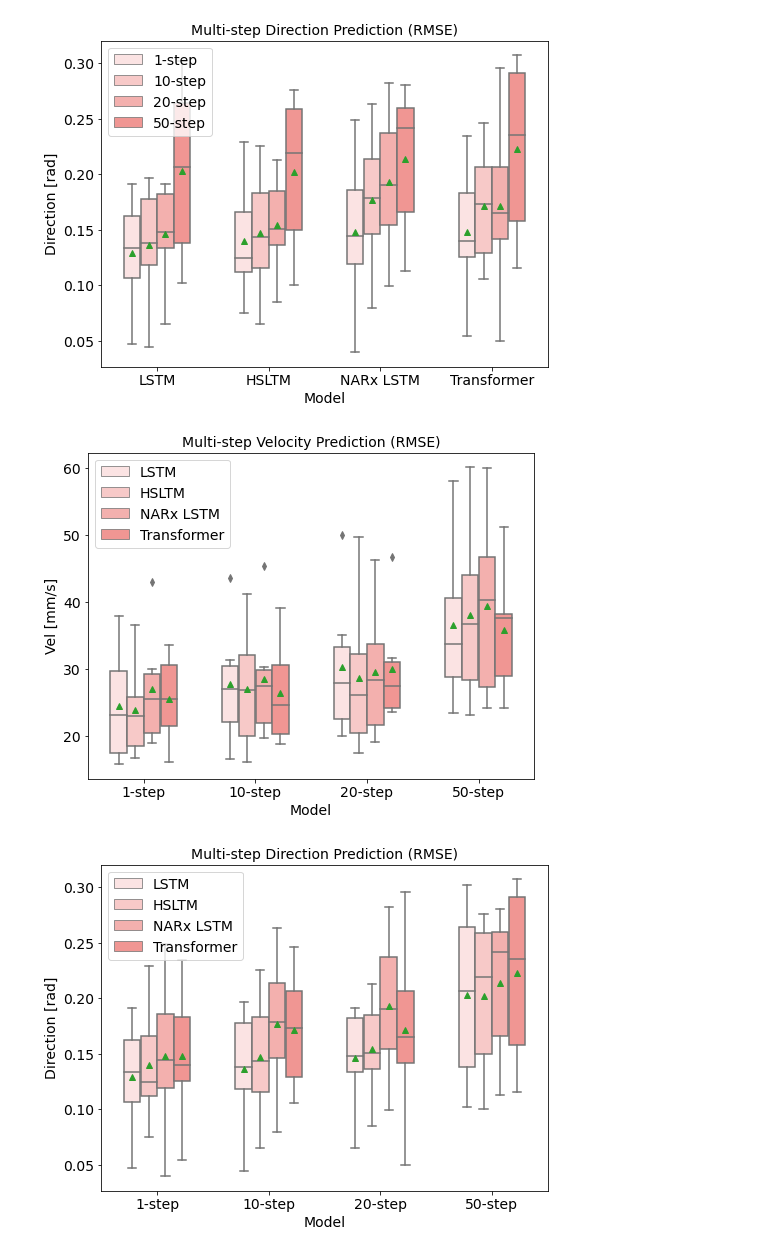
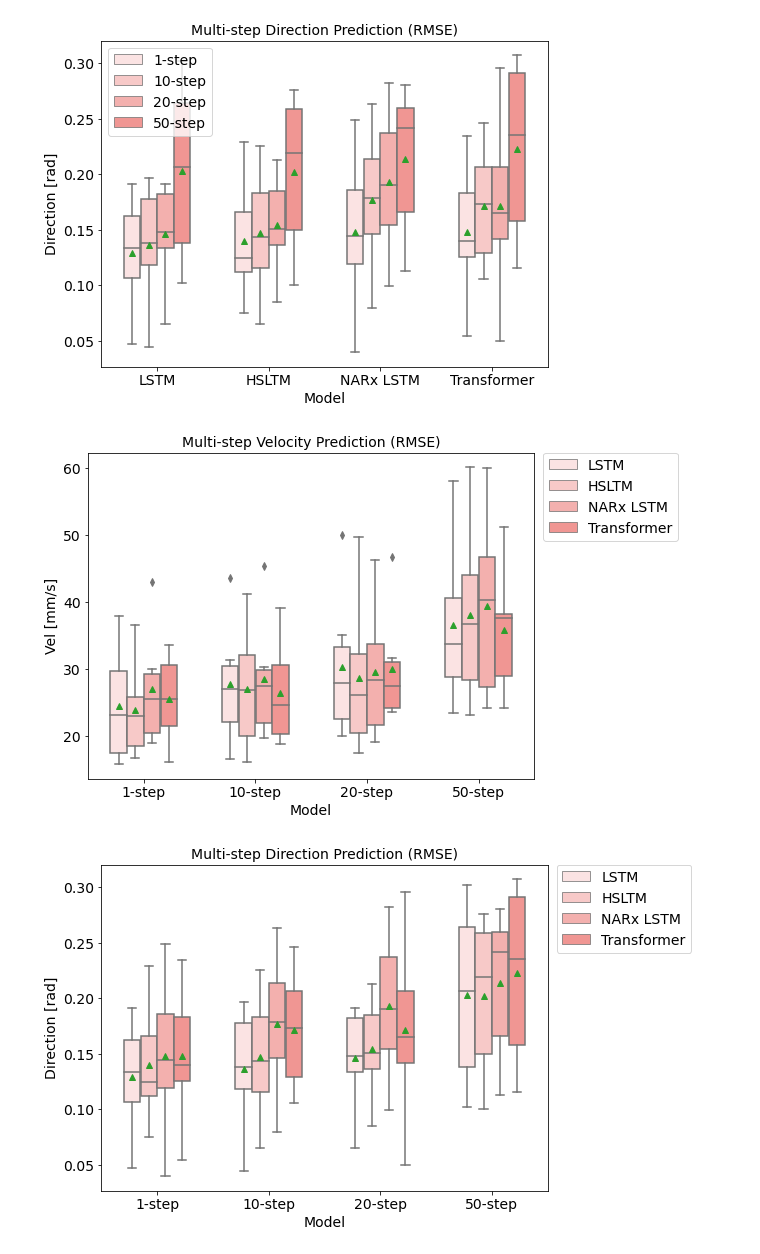
Before and after one commit to wangyuchen0217/cricket-motion-prediction, a Jupyter notebook: Evaluation/Figures/trans_data_visualization.ipynb, the cells around one changed output. Cells and saved outputs as stored; diff of their text form; code cells hidden in the pictures.

```diff
--- a/Evaluation/Figures/trans_data_visualization.ipynb
+++ b/Evaluation/Figures/trans_data_visualization.ipynb
@@ -45,34 +45,34 @@ import seaborn as sns
 import pandas as pd
 
 path = "/home/yuchen/Crickets_Walking_Motion_Prediction/Evaluation/Figures/trans_eval_boxplot.csv"
 data = pd.read_csv(path, header=0, usecols=[0,1,2])
 data
 
 # Usual boxplot
 plt.figure(figsize=(8, 6))
 sns.boxplot(x='step', y='vel',  hue="model", data=data, width=0.6, showmeans=True, palette="blend:#FFDFDF,#FF8884")
 plt.xticks(fontsize=14)
 plt.yticks(fontsize=14)
 plt.xlabel('Model',fontsize=14)
 plt.ylabel('Vel [mm/s]',fontsize=14)
 plt.title('Multi-step Velocity Prediction (RMSE)',fontsize=14)
-plt.legend(fontsize=14)
+plt.legend(fontsize=14,bbox_to_anchor=(1.02, 1),loc='upper left',borderaxespad=0)
 plt.show()
 
 path = "/home/yuchen/Crickets_Walking_Motion_Prediction/Evaluation/Figures/trans_eval_boxplot.csv"
 data = pd.read_csv(path, header=0, usecols=[0,1,3])
 data
 
 # Usual boxplot
 plt.figure(figsize=(8, 6))
 sns.boxplot(x='step', y='direction',  hue="model", data=data, width=0.6, showmeans=True, palette="blend:#FFDFDF,#FF8884")
 plt.xticks(fontsize=14)
 plt.yticks(fontsize=14)
 plt.xlabel('Model',fontsize=14)
 plt.ylabel('Direction [rad]',fontsize=14)
 plt.title('Multi-step Direction Prediction (RMSE)',fontsize=14)
-plt.legend(fontsize=14)
+plt.legend(fontsize=14,bbox_to_anchor=(1.02, 1),loc='upper left',borderaxespad=0)
 plt.show()
 # %% [output]
-[figure, old version]
+[figure, new version]
-[figure, old version]
+[figure, new version]
```
Also changed, not shown: 1 other file.
